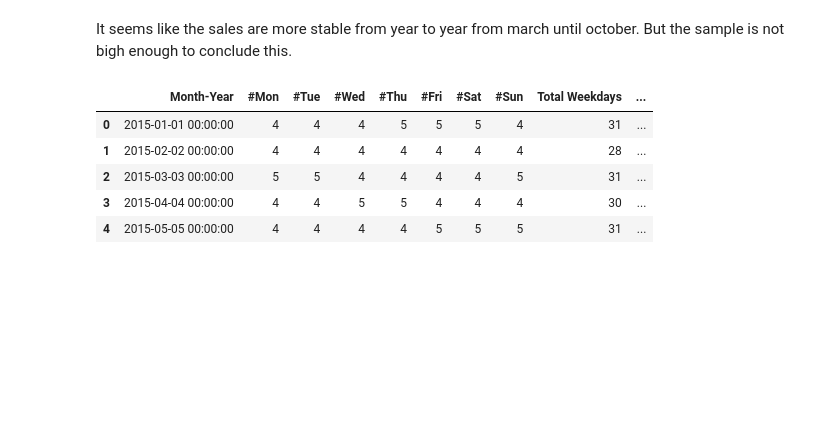
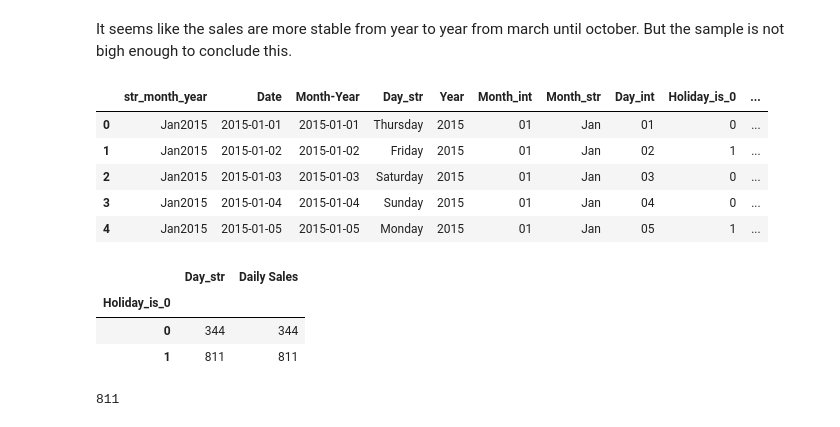
Before and after one commit to diruit/novartis_challenge, a Jupyter notebook: Data_cleaning_notebook.ipynb, the cells around one changed output. Drawn from its saved outputs; the diff is of its cells as text; code cells hidden in the pictures; blank space fills up the shorter version.

```diff
--- a/Data_cleaning_notebook.ipynb
+++ b/Data_cleaning_notebook.ipynb
@@ -458,6 +456,6 @@ monthly_data.tail()
 | 37 | 2018-02-02 00:00:00 | 4 | 4 | 4 | 4 | 4 | 4 | 4 | 28 | ... |
 # %%
 #daily data merge
-daily_data = pd.merge(daily_sales, calendar, on='day_month_year', how='outer')
-daily_data.head()
+daily_data = pd.merge(calendar, daily_sales, on='day_month_year', how='outer').fillna(0)
+daily_data.head(15)
 # %% [output]
@@ -469,0 +481,3 @@ daily_data.head()
+# %%
+daily_data.loc[daily_data['Country'] == 0, 'Country'] = 'Country 1'
+daily_data.loc[daily_data['Brand'] == 0, 'Brand'] = 'Brand A'
@@ -529,11 +576,26 @@ monthly_data[['Month', 'LO']].groupby('Month').count()
 # %% [markdown]
 It seems like the sales are more stable from year to year from march until october. But the sample is not bigh enough to conclude this.
 # %%
-monthly_data.head()
+daily_data.head()
 # %% [output]
-|  | Month-Year | #Mon | #Tue | #Wed | #Thu | #Fri | #Sat | #Sun | Total Weekdays | ... |
-| 0 | 2015-01-01 00:00:00 | 4 | 4 | 4 | 5 | 5 | 5 | 4 | 31 | ... |
-| 1 | 2015-02-02 00:00:00 | 4 | 4 | 4 | 4 | 4 | 4 | 4 | 28 | ... |
-| 2 | 2015-03-03 00:00:00 | 5 | 5 | 4 | 4 | 4 | 4 | 5 | 31 | ... |
-| 3 | 2015-04-04 00:00:00 | 4 | 4 | 5 | 5 | 4 | 4 | 4 | 30 | ... |
-| 4 | 2015-05-05 00:00:00 | 4 | 4 | 4 | 4 | 5 | 5 | 5 | 31 | ... |
+|  | str_month_year | Date | Month-Year | Day_str | Year | Month_int | Month_str | Day_int | Holiday_is_0 | ... |
+| 0 | Jan2015 | 2015-01-01 | 2015-01-01 | Thursday | 2015 | 01 | Jan | 01 | 0 | ... |
+| 1 | Jan2015 | 2015-01-02 | 2015-01-02 | Friday | 2015 | 01 | Jan | 02 | 1 | ... |
+| 2 | Jan2015 | 2015-01-03 | 2015-01-03 | Saturday | 2015 | 01 | Jan | 03 | 0 | ... |
+| 3 | Jan2015 | 2015-01-04 | 2015-01-04 | Sunday | 2015 | 01 | Jan | 04 | 0 | ... |
+| 4 | Jan2015 | 2015-01-05 | 2015-01-05 | Monday | 2015 | 01 | Jan | 05 | 1 | ... |
+# %%
+#does the day of the week affect the sales amount?
+#first let's get rid of the holiday days since the amount for those days will be 0 and we don't want it to affect the inspeciton
+daily_data[['Holiday_is_0', 'Day_str', 'Daily Sales']].groupby('Holiday_is_0').count()
+# %% [output]
+|  | Day_str | Daily Sales |
+| Holiday_is_0 |  |  |
+| 0 | 344 | 344 |
+| 1 | 811 | 811 |
+# %%
+day_week = daily_data[['Holiday_is_0', 'Day_str', 'Daily Sales', 'day_month_year']]
+day_week = day_week[day_week['Holiday_is_0']==1]
+len(day_week)
+# %% [output]
+811
```
Also changed, not shown: parts of 22 cells of this notebook.
